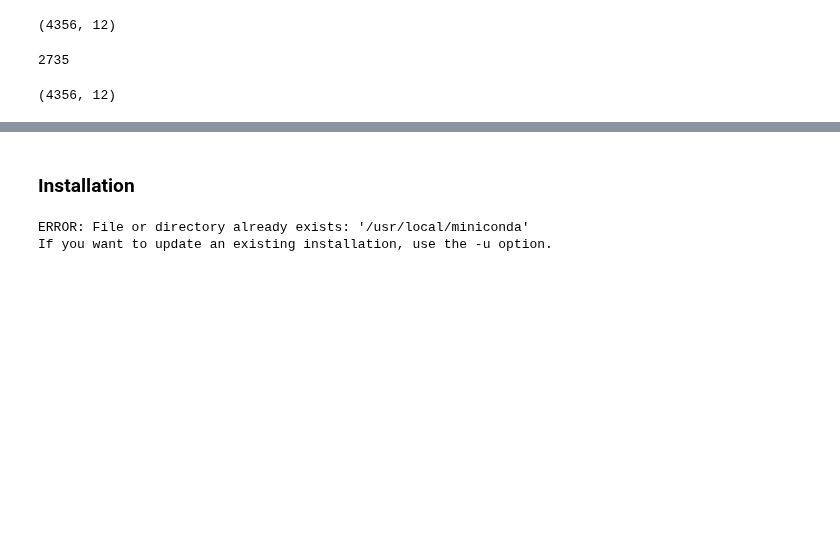
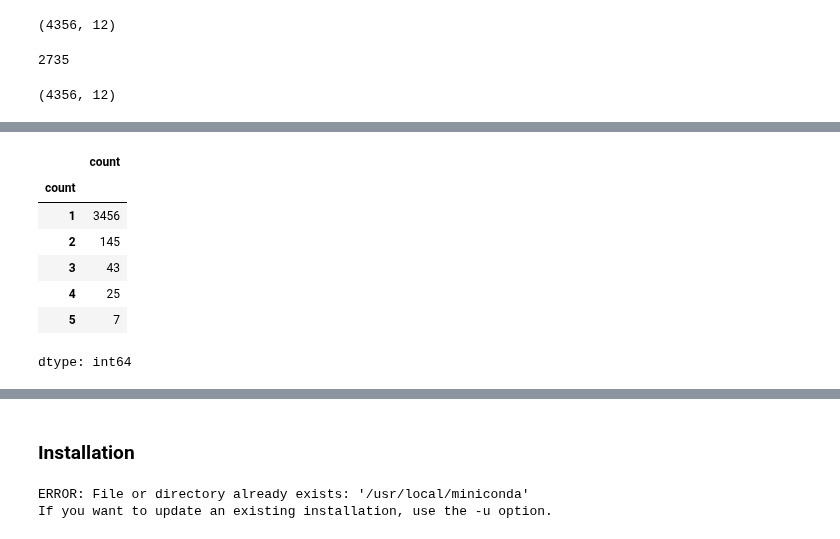
Before and after one commit to georgiadoing/seqADAGE, a Jupyter notebook: Py/muk_transfer_learning/genomic_mapping/Mukundan_sA_ec_pg_mapping.ipynb, the cells around one changed output, grey strips where cells are left out. Saved outputs shown, nothing was run; the diff lists cells and outputs as text; code cells hidden in the pictures; blank space fills up the shorter version.

```diff
--- a/Py/muk_transfer_learning/genomic_mapping/Mukundan_sA_ec_pg_mapping.ipynb
+++ b/Py/muk_transfer_learning/genomic_mapping/Mukundan_sA_ec_pg_mapping.ipynb
@@ -329,0 +425,12 @@ print(list(kmers)[:10])
+# %%
+# See number of S. aureus genes that appear with a given frequency
+kmer_hits['QNAME'].value_counts().value_counts().head()
+# %% [output]
+|  | count |
+| count |  |
+| 1 | 3456 |
+| 2 | 145 |
+| 3 | 43 |
+| 4 | 25 |
+| 5 | 7 |
+dtype: int64
```
Also changed, not shown: parts of 33 cells of this notebook.
